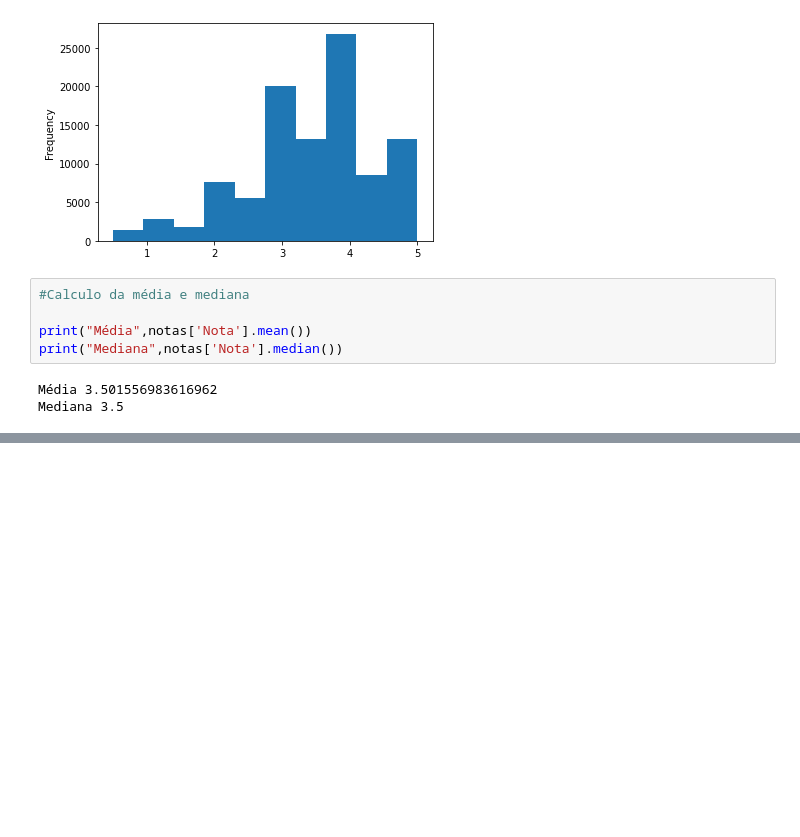
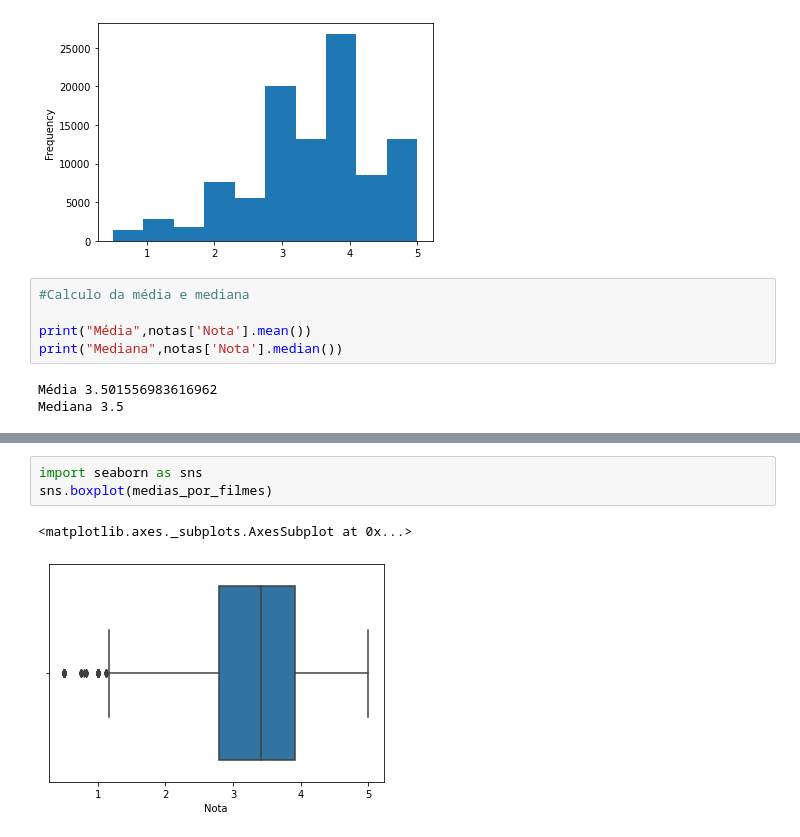
Before and after one commit to rafaelafachine/DataScience, a Jupyter notebook: AnaliseFilmes.ipynb, the cells around one changed output, grey strips where cells are left out. Cells and saved outputs as stored; diff of their text form; blank space fills up the shorter version.

```diff
--- a/AnaliseFilmes.ipynb
+++ b/AnaliseFilmes.ipynb
@@ -85,0 +178,6 @@ Mediana 3.5
+# %%
+import seaborn as sns
+sns.boxplot(medias_por_filmes)
+# %% [output]
+<matplotlib.axes._subplots.AxesSubplot at 0x...>
+[figure, added]
```
Also changed, not shown: parts of 19 cells of this notebook.
